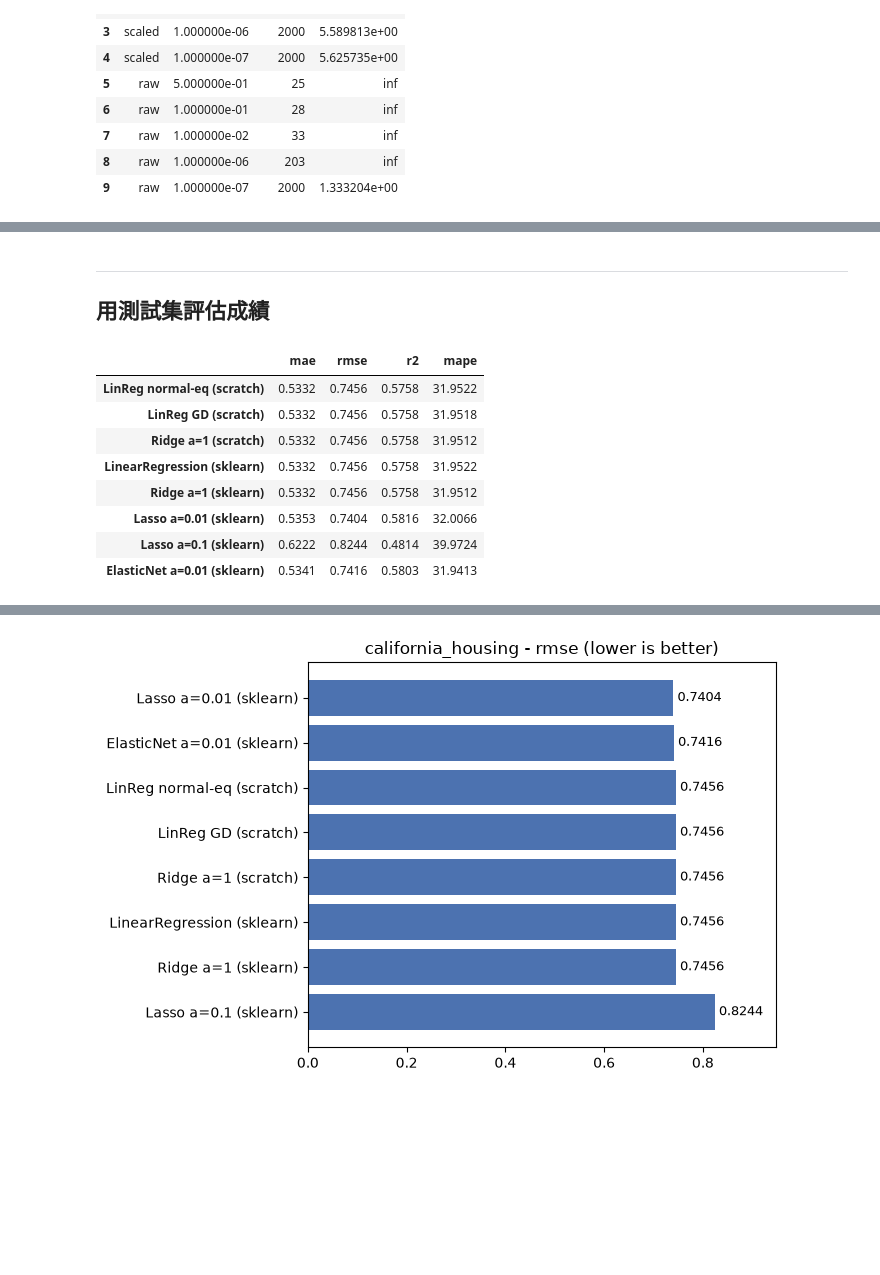
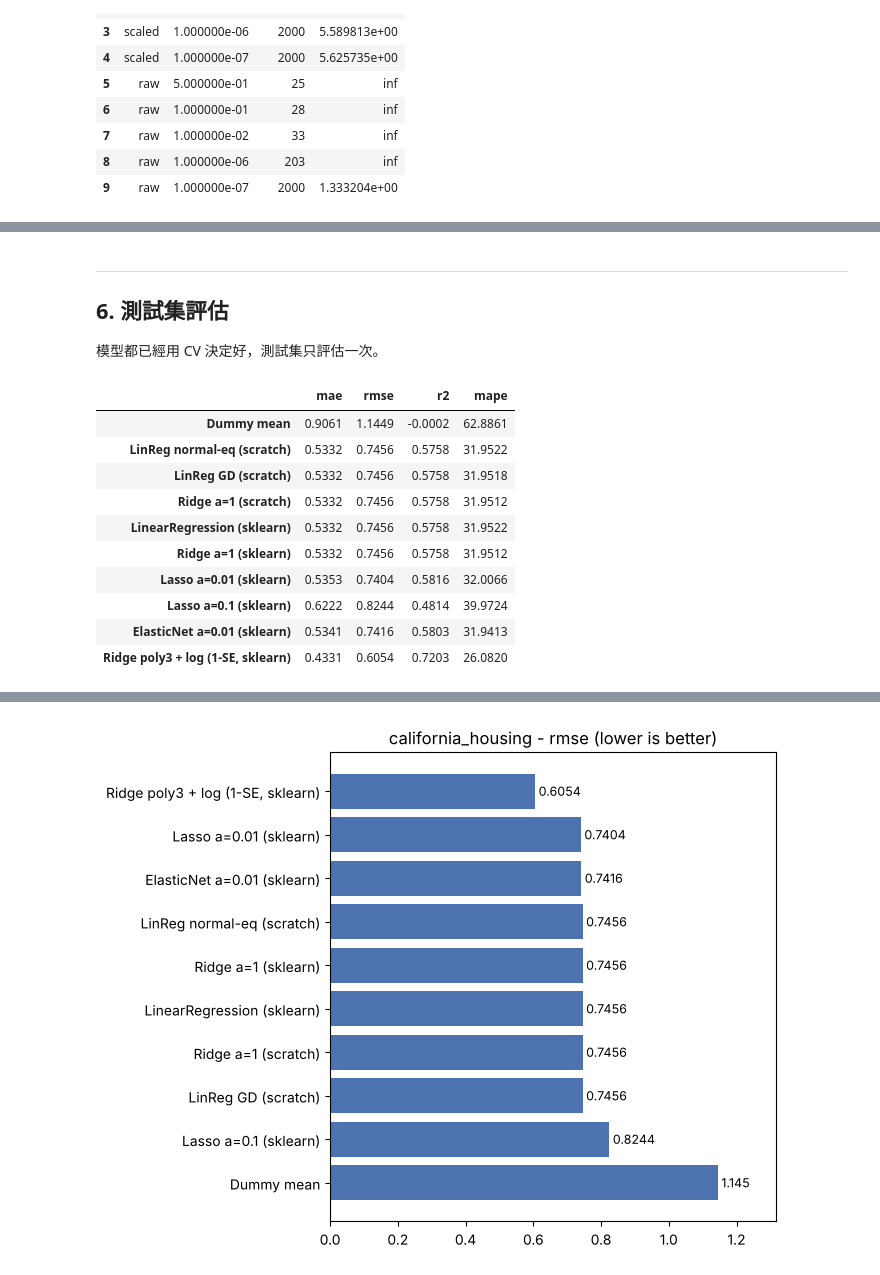
Before and after one commit to BlackUmbrella0123/ML-DL-LLM, a Jupyter notebook: notebooks/01-classic-ml/02-linear-regression/linear-regression.ipynb, the cells around one changed output, grey strips where cells are left out. Cells and saved outputs as stored; diff of their text form; code cells hidden in the pictures; blank space fills up the shorter version.

```diff
--- a/notebooks/01-classic-ml/02-linear-regression/linear-regression.ipynb
+++ b/notebooks/01-classic-ml/02-linear-regression/linear-regression.ipynb
@@ -341,13 +527,16 @@ $\kappa$ 決定梯度下降的「收斂速度」：lr 上限由 $\lambda_\max$
 閉式解：θ = (XbᵀXb + αI′)⁻¹ Xbᵀy，其中 I′ 是單位矩陣但 bias 那格為 0。
 # %%
 class RidgeNE(LinearRegressionNE):
-    def __init__(self, alpha=1.0):
+    """Ridge 閉式解：最小化 ‖y − Xw − b‖² + α‖w‖²（bias 不懲罰）。"""
+
+    def __init__(self, alpha: float = 1.0) -> None:
         self.alpha = alpha
 
-    def fit(self, X, y):
+    def fit(self, X: ArrayLike, y: ArrayLike) -> Self:
+        """X (n, d)、y (n,)。學到 w_ (d,) 與 b_，回傳 self。"""
         Xb = add_bias(X)
         y = np.asarray(y, dtype=float)
-        # TODO 7：Ridge 閉式解
+        # TODO 9（程式）：Ridge 閉式解
         #   - 建一個 (d+1)×(d+1) 的單位矩陣，把 [0, 0] 設成 0（bias 不懲罰）
         #   - 一樣用 np.linalg.solve
         identity_matrix = np.identity(n=Xb.shape[1])
@@ -469,0 +1036,23 @@ Lasso 的資料項除以 $2n$，等價於未正規化形式 $\|y - Xw\|^2 + 2n\a
+# %%
+# 學習曲線：再多一點資料會更好嗎？（OLS vs 1-SE 模型）
+fig, axes = plt.subplots(1, 2, figsize=(13, 4), sharey=True)
+lc = {}
+for ax, (name, m) in zip(
+    axes, [("OLS", make_pipeline(StandardScaler(), LinearRegression())), ("1-SE (log + poly3 + Ridge)", model_1se)]
+):
+    sizes, tr, va = learning_curve(
+        m, X_train, y_train, cv=cv, scoring="neg_root_mean_squared_error",
+        train_sizes=np.linspace(0.1, 1.0, 8), n_jobs=-1,
+    )
+    tr, va = -tr, -va
+    for label, s in [("train", tr), ("validation", va)]:
+        ax.plot(sizes, s.mean(1), "o-", label=label)
+        ax.fill_between(sizes, s.mean(1) - s.std(1), s.mean(1) + s.std(1), alpha=0.2)
+    ax.set_ylim(0.5, 1.0)
+    ax.set_xlabel("training samples")
+    ax.set_ylabel("RMSE")
+    ax.set_title(f"Learning curve: {name}")
+    ax.legend()
+    lc[name] = pd.DataFrame({"n": sizes, "train": tr.mean(1), "val": va.mean(1), "val_std": va.std(1)})
+plt.show()
+display(pd.concat(lc, axis=1).round(4))
@@ -470,19 +1091,28 @@ Lasso 的資料項除以 $2n$，等價於未正規化形式 $\|y - Xw\|^2 + 2n\a
 # %% [markdown]
 ---
-## 用測試集評估成績
+## 6. 測試集評估
+
+模型都已經用 CV 決定好，測試集只評估一次。
 # %%
 from ml_dl_llm.results import compare, log_result
 
 BENCH = "california_housing"
 
 # 名稱: (模型, 對應的測試資料, 要記下的參數)
+dummy = DummyRegressor(strategy="mean").fit(X_train, y_train)
 eval_models = {
+    "Dummy mean": (dummy, X_test, {}),
     "LinReg normal-eq (scratch)": (ne_s, X_test_s, {"scaled": True}),
     "LinReg GD (scratch)": (gd, X_test_s, {"lr": gd.lr, "epochs": len(gd.loss_history_)}),
     "Ridge a=1 (scratch)": (ridge_s, X_test_s, {"alpha": ridge_s.alpha}),
 }
 for name, m in sk_models.items():
     eval_models[name] = (m, X_test, {})  # sklearn pipeline 吃原始資料
+eval_models["Ridge poly3 + log (1-SE, sklearn)"] = (
+    model_1se,
+    X_test,
+    {"tf": choice["tf"], "degree": int(choice["degree"]), "alpha": float(choice["alpha"])},
+)
 
 test_scores = {}
 for name, (m, X, params) in eval_models.items():
@@ -494,6 +1124,7 @@ display(pd.DataFrame(test_scores).T)
 compare(BENCH, "rmse", higher_is_better=False)
 # %% [output]
 |  | mae | rmse | r2 | mape |
+| Dummy mean | 0.9061 | 1.1449 | -0.0002 | 62.8861 |
 | LinReg normal-eq (scratch) | 0.5332 | 0.7456 | 0.5758 | 31.9522 |
 | LinReg GD (scratch) | 0.5332 | 0.7456 | 0.5758 | 31.9518 |
 | Ridge a=1 (scratch) | 0.5332 | 0.7456 | 0.5758 | 31.9512 |
@@ -502,4 +1133,5 @@ compare(BENCH, "rmse", higher_is_better=False)
 | Lasso a=0.01 (sklearn) | 0.5353 | 0.7404 | 0.5816 | 32.0066 |
 | Lasso a=0.1 (sklearn) | 0.6222 | 0.8244 | 0.4814 | 39.9724 |
 | ElasticNet a=0.01 (sklearn) | 0.5341 | 0.7416 | 0.5803 | 31.9413 |
+| Ridge poly3 + log (1-SE, sklearn) | 0.4331 | 0.6054 | 0.7203 | 26.0820 |
 |  | model | rmse | time | mae | r2 | mape | params | notes |
@@ -514 +1148 @@ compare(BENCH, "rmse", higher_is_better=False)
-[figure, old version]
+[figure, new version]
```
Also changed, not shown: parts of 46 cells of this notebook, 5 other files.
